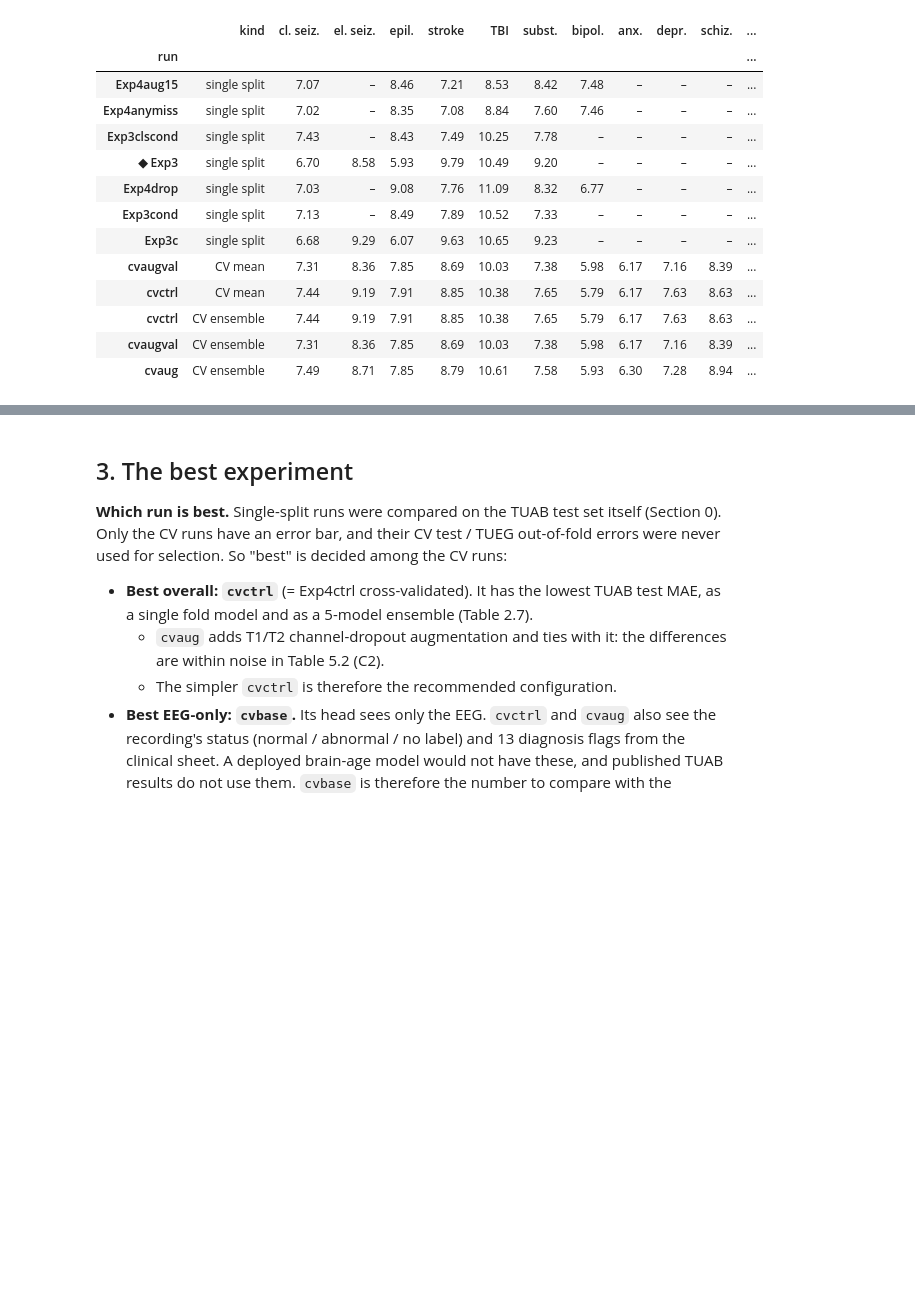
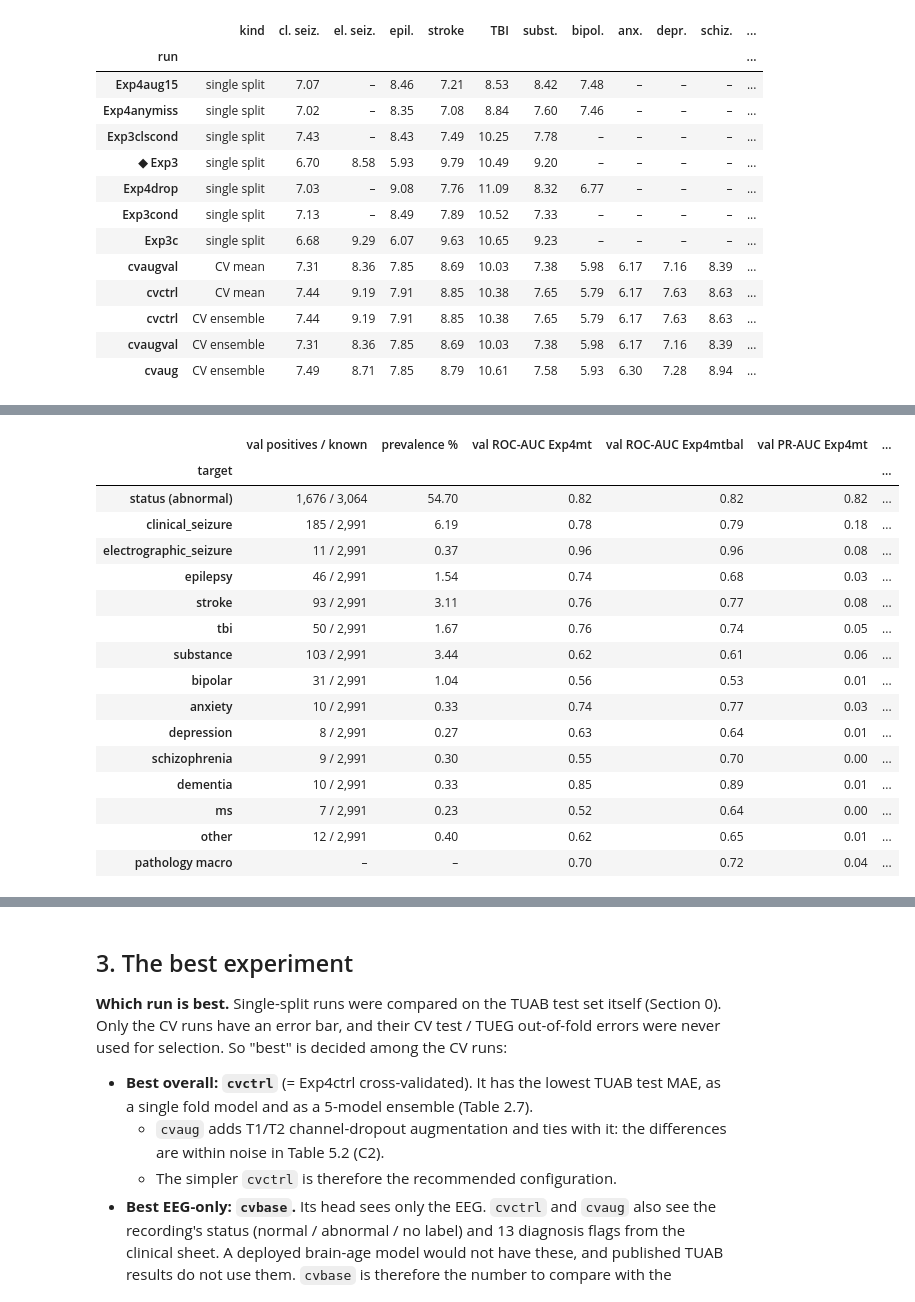
Before and after one commit to Neuro-Clalit/LaBraM, a Jupyter notebook: notebooks/brain_age_research_summary.ipynb, the cells around one changed output, grey strips where cells are left out. Cells and saved outputs as stored; diff of their text form; code cells hidden in the pictures; blank space fills up the shorter version.

```diff
--- a/notebooks/brain_age_research_summary.ipynb
+++ b/notebooks/brain_age_research_summary.ipynb
@@ -2269,0 +2317,37 @@ display(numbered_table(top[["kind"] + [c for c in TUEG_COLS if c not in _status]
+# %%
+mtc = pd.read_csv(os.path.join(REPO, "docs/data/multitask_classification.csv"))
+order = list(dict.fromkeys(mtc.target))
+v, t = mtc[mtc.split == "val"], mtc[mtc.split == "test"]
+first = v[v.run == "Exp4mt"].set_index("target")
+t210 = pd.DataFrame({
+    "val positives / known": [f"{int(first.positives[g]):,} / {int(first.known[g]):,}" if first.known[g] == first.known[g]
+                              else "–" for g in order],
+    "prevalence %": 100 * first.prevalence.reindex(order).to_numpy()}, index=pd.Index(order, name="target"))
+for run in ("Exp4mt", "Exp4mtbal"):
+    r = v[v.run == run].set_index("target")
+    t210[f"val ROC-AUC {run}"] = r.roc_auc.reindex(order).to_numpy()
+for run in ("Exp4mt", "Exp4mtbal"):
+    r = v[v.run == run].set_index("target")
+    t210[f"val PR-AUC {run}"] = r.pr_auc.reindex(order).to_numpy()
+for run in ("Exp4mt", "Exp4mtbal"):
+    r = t[t.run == run].set_index("target")
+    t210[f"test ROC-AUC {run}"] = r.roc_auc.reindex(order).to_numpy()
+display(numbered_table(t210, "2.10", "Multi-task runs: status and diagnosis groups"))
+# %% [output]
+|  | val positives / known | prevalence % | val ROC-AUC Exp4mt | val ROC-AUC Exp4mtbal | val PR-AUC Exp4mt | ... |
+| target |  |  |  |  |  | ... |
+| status (abnormal) | 1,676 / 3,064 | 54.70 | 0.82 | 0.82 | 0.82 | ... |
+| clinical_seizure | 185 / 2,991 | 6.19 | 0.78 | 0.79 | 0.18 | ... |
+| electrographic_seizure | 11 / 2,991 | 0.37 | 0.96 | 0.96 | 0.08 | ... |
+| epilepsy | 46 / 2,991 | 1.54 | 0.74 | 0.68 | 0.03 | ... |
+| stroke | 93 / 2,991 | 3.11 | 0.76 | 0.77 | 0.08 | ... |
+| tbi | 50 / 2,991 | 1.67 | 0.76 | 0.74 | 0.05 | ... |
+| substance | 103 / 2,991 | 3.44 | 0.62 | 0.61 | 0.06 | ... |
+| bipolar | 31 / 2,991 | 1.04 | 0.56 | 0.53 | 0.01 | ... |
+| anxiety | 10 / 2,991 | 0.33 | 0.74 | 0.77 | 0.03 | ... |
+| depression | 8 / 2,991 | 0.27 | 0.63 | 0.64 | 0.01 | ... |
+| schizophrenia | 9 / 2,991 | 0.30 | 0.55 | 0.70 | 0.00 | ... |
+| dementia | 10 / 2,991 | 0.33 | 0.85 | 0.89 | 0.01 | ... |
+| ms | 7 / 2,991 | 0.23 | 0.52 | 0.64 | 0.00 | ... |
+| other | 12 / 2,991 | 0.40 | 0.62 | 0.65 | 0.01 | ... |
+| pathology macro | – | – | 0.70 | 0.72 | 0.04 | ... |
```
Also changed, not shown: parts of 5 cells of this notebook, 14 other files.
